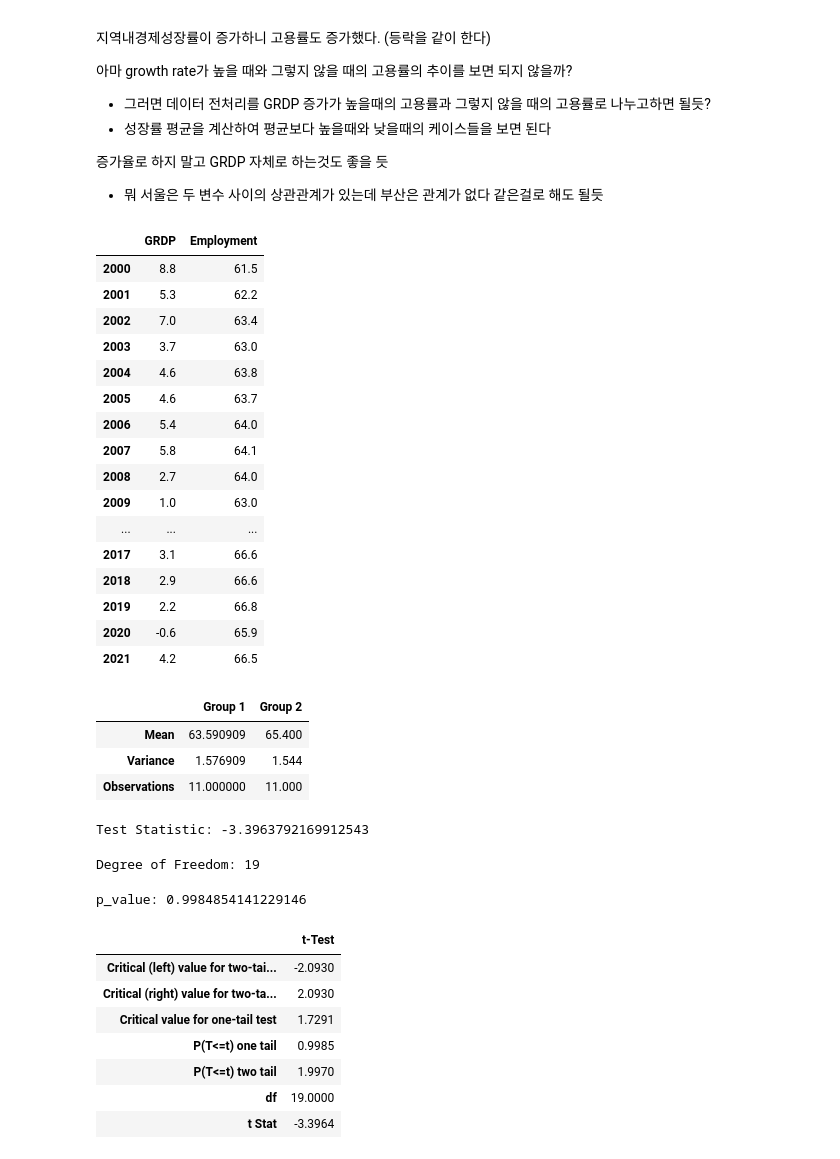
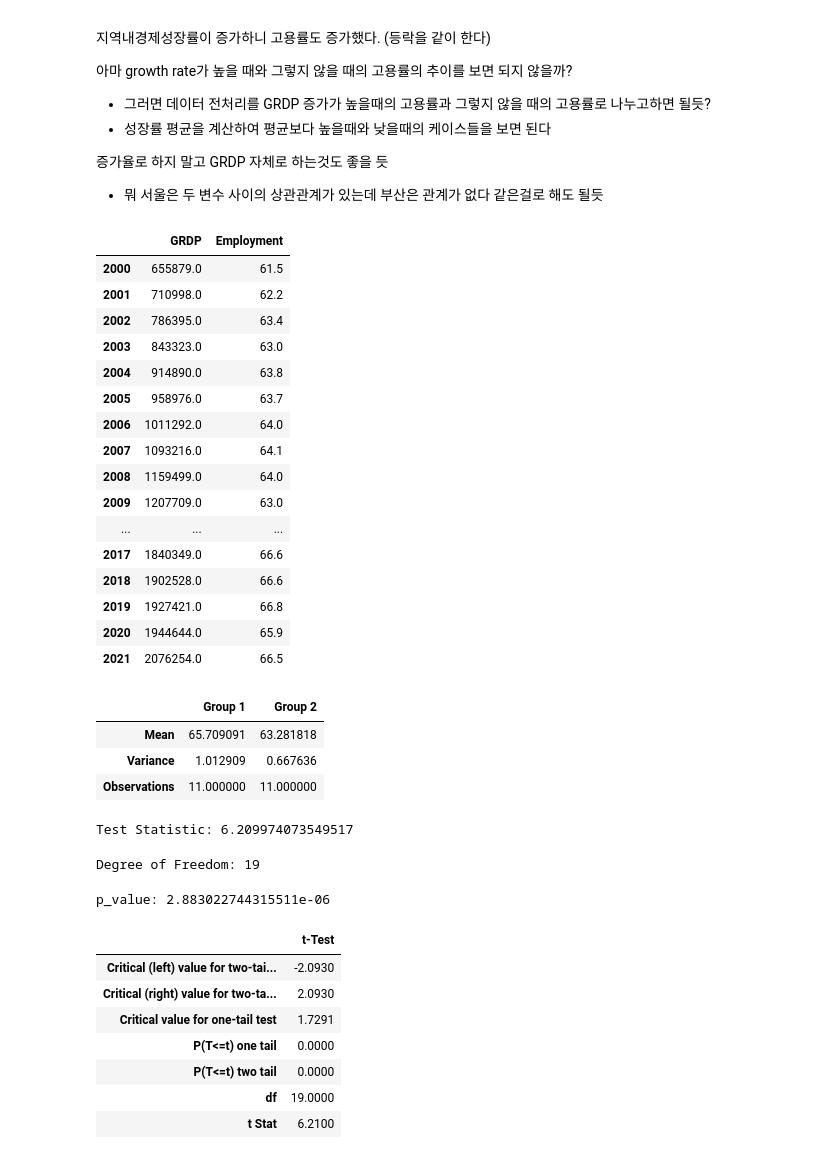
Before and after one commit to hhjj0506/Stat_Project_2023, a Jupyter notebook: project.ipynb, the cells around one changed output. Cells and saved outputs as stored; diff of their text form; code cells hidden in the pictures.

Commit message:
regression

```diff
--- a/project.ipynb
+++ b/project.ipynb
@@ -7,11 +7,12 @@ import numpy as np
 from scipy import stats
 import statsmodels.api as sm
 import matplotlib.pyplot as plt
+from sklearn.linear_model import LinearRegression
 plt.rc('font', family='AppleGothic')
 plt.rcParams['axes.unicode_minus'] = False
 %matplotlib inline
 
-df1 = pd.read_excel("grdp.xlsx", index_col=0) # use first column as index
+df1 = pd.read_excel("grdp_val.xlsx", index_col=0) # use first column as index
 df2 = pd.read_csv("employment.csv", encoding='cp949', index_col=0)
 # %%
 # 변수1 (GRDP 성장률) 데이터 전처리
@@ -69,32 +72,37 @@ print(df2.head())
 - 뭐 서울은 두 변수 사이의 상관관계가 있는데 부산은 관계가 없다 같은걸로 해도 될듯
 # %%
 # 두 그룹 표본 평균 차이 분석
-total1 = df1.iloc[0:1,14:] # 전체 GRDP 증가율
+# 이거 그룹을 만들때 계로 하지 말고 전체 지역 다 합쳐서 하면 데이터가 늘어난다
+df1 = df1.replace(',','',regex=True)
+c = df1.select_dtypes(object).columns
+df1[c] = df1[c].apply(pd.to_numeric,errors='coerce')
+
+total1 = df1.iloc[0:1,14:] # 전체 GRDP
 total2 = df2.iloc[0:1,:22] # 전체 고용률
 total1 = total1.T
 total2 = total2.T
 
 data = pd.concat([total1, total2], axis=1, join='inner')
 data.columns = ['GRDP', 'Employment']
 data
 # %% [output]
 |  | GRDP | Employment |
-| 2000 | 8.8 | 61.5 |
-| 2001 | 5.3 | 62.2 |
-| 2002 | 7.0 | 63.4 |
-| 2003 | 3.7 | 63.0 |
-| 2004 | 4.6 | 63.8 |
-| 2005 | 4.6 | 63.7 |
-| 2006 | 5.4 | 64.0 |
-| 2007 | 5.8 | 64.1 |
-| 2008 | 2.7 | 64.0 |
-| 2009 | 1.0 | 63.0 |
+| 2000 | 655879.0 | 61.5 |
+| 2001 | 710998.0 | 62.2 |
+| 2002 | 786395.0 | 63.4 |
+| 2003 | 843323.0 | 63.0 |
+| 2004 | 914890.0 | 63.8 |
+| 2005 | 958976.0 | 63.7 |
+| 2006 | 1011292.0 | 64.0 |
+| 2007 | 1093216.0 | 64.1 |
+| 2008 | 1159499.0 | 64.0 |
+| 2009 | 1207709.0 | 63.0 |
 | ... | ... | ... |
-| 2017 | 3.1 | 66.6 |
-| 2018 | 2.9 | 66.6 |
-| 2019 | 2.2 | 66.8 |
-| 2020 | -0.6 | 65.9 |
-| 2021 | 4.2 | 66.5 |
+| 2017 | 1840349.0 | 66.6 |
+| 2018 | 1902528.0 | 66.6 |
+| 2019 | 1927421.0 | 66.8 |
+| 2020 | 1944644.0 | 65.9 |
+| 2021 | 2076254.0 | 66.5 |
 # %%
 p_col = 'GRDP'
 s_col = 'Employment'
@@ -127,9 +135,9 @@ group_table = pd.DataFrame({'Group 1' : group1_data, 'Group 2':group2_data},)
 group_table
 # %% [output]
 |  | Group 1 | Group 2 |
-| Mean | 63.590909 | 65.400 |
-| Variance | 1.576909 | 1.544 |
-| Observations | 11.000000 | 11.000 |
+| Mean | 65.709091 | 63.281818 |
+| Variance | 1.012909 | 0.667636 |
+| Observations | 11.000000 | 11.000000 |
 # %%
 # 검정통계량 계산
 t_term1 = mean1 - mean2
@@ -138,7 +146,7 @@ t = t_term1 / t_term2
 
 print(f'Test Statistic: {t}')
 # %% [output]
-Test Statistic: -3.3963792169912543
+Test Statistic: 6.209974073549517
 # %%
 # 자유도 계산
 from math import floor
@@ -155,7 +163,7 @@ Degree of Freedom: 19
 p_value = 1 - stats.t.cdf(t, df=df)
 print(f'p_value: {p_value}')
 # %% [output]
-p_value: 0.9984854141229146
+p_value: 2.883022744315511e-06
 # %%
 alpha = 0.05
 
@@ -179,10 +187,10 @@ ttest_table
 | Critical (left) value for two-tai... | -2.0930 |
 | Critical (right) value for two-ta... | 2.0930 |
 | Critical value for one-tail test | 1.7291 |
-| P(T<=t) one tail | 0.9985 |
-| P(T<=t) two tail | 1.9970 |
+| P(T<=t) one tail | 0.0000 |
+| P(T<=t) two tail | 0.0000 |
 | df | 19.0000 |
-| t Stat | -3.3964 |
+| t Stat | 6.2100 |
 # %%
 # 먼저 서울특별시의 GRDP성장률과 고용률만 비교를 해보자.
 '''
```
Also changed, not shown: parts of 12 cells of this notebook, 1 other file.
